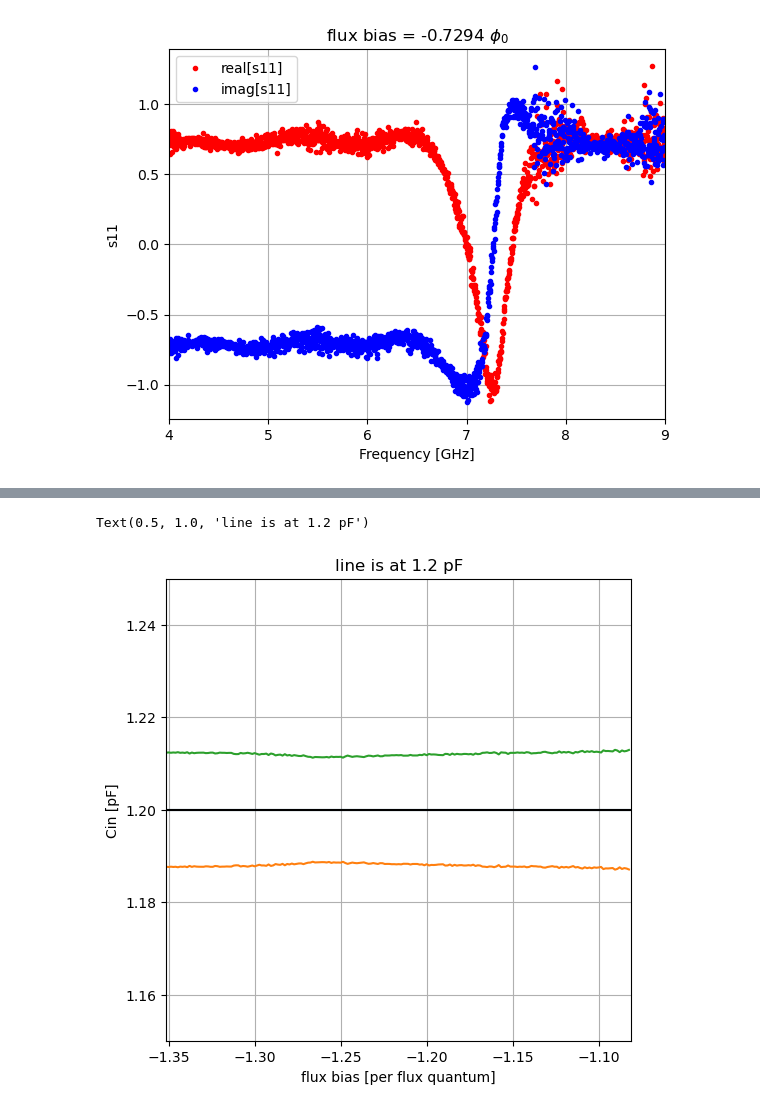
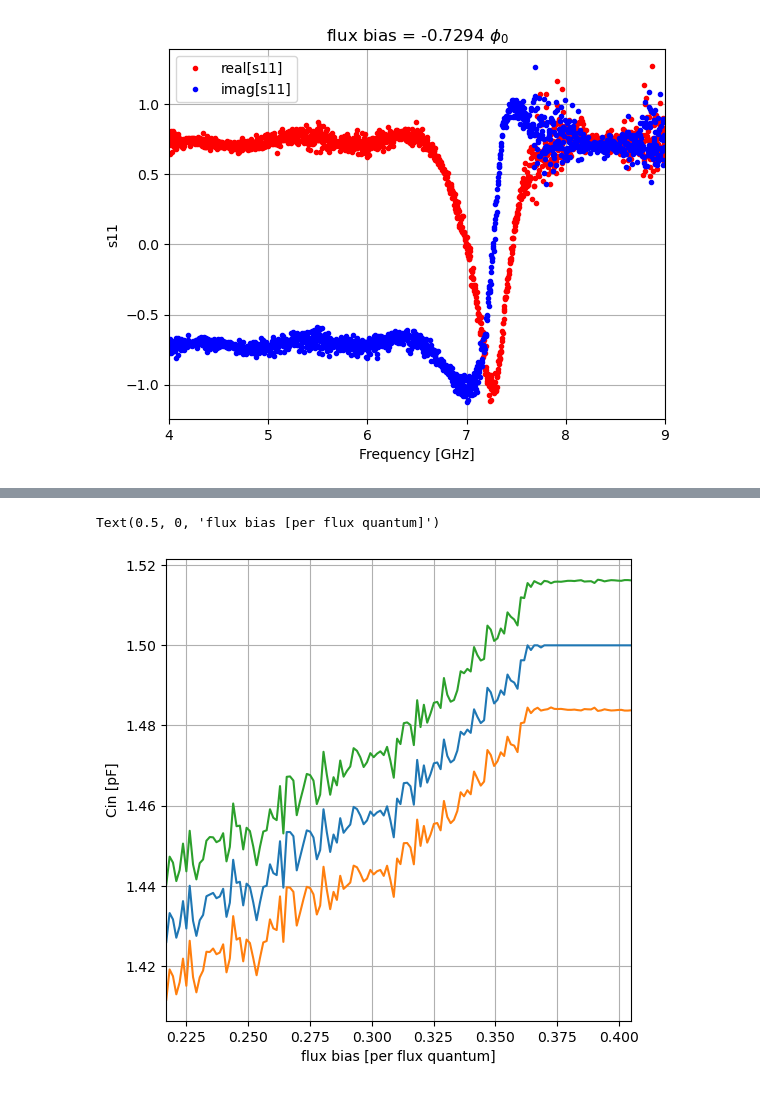
Before and after one commit to lafefspietz/jcal, a Jupyter notebook: jcal-doc-february-2026.ipynb, the cells around one changed output, grey strips where cells are left out. Saved outputs shown, nothing was run; the diff lists cells and outputs as text; code cells hidden in the pictures.

```diff
--- a/jcal-doc-february-2026.ipynb
+++ b/jcal-doc-february-2026.ipynb
@@ -220,0 +158,17 @@ Text(0.5, 1.0, '5th order polynomial fit')
+# %%
+Cinguess = 1 #  pF
+C0guess = 5.2 # pF
+L0guess = 150 #  pH
+tauguess = 0.047
+
+phiindex = 1300
+popt, pcov = curve_fit(jpa_complex_concat, fghzfghz, s_unwrapped_real_imag_concat[phiindex],p0=[Cinguess,C0guess,L0guess,tauguess],bounds=((0.4*Cinguess,0.4*C0guess,0.2*L0guess,0.8*tauguess),(1.2*Cinguess,1.2*C0guess,3*L0guess,1.2*tauguess)))
+
+plt.plot(fghzfghz,s_unwrapped_real_imag_concat[phiindex],'.',color='purple')
+#plt.plot(jpa_complex_concat(fghzfghz,1,5.2,88,-0.047),color='black')
+plt.plot(fghzfghz,jpa_complex_concat(fghzfghz,popt[0],popt[1],popt[2],popt[3]),color='black')
+plt.xlim(fghzfghz[0],fghzfghz[len(fghzfghz)-1])
+plt.grid()
+plt.ylabel('real/imag (s11)')
+plt.xlabel('Frequency [GHz]')
+plt.title('flux bias = ' + str(np.round(phiwave[phiindex],4)))
@@ -231,17 +275,17 @@ plt.ylim(-2,2)
 # %%
 fig = plt.figure(figsize=(6, 6))
-plt.plot(phiwave[0:200],Cinwave)
-plt.plot(phiwave[0:200],Cinwave  -Cinsigmawave)
-plt.plot(phiwave[0:200],Cinwave +Cinsigmawave)
+plt.plot(fitphiwave,Cinwave)
+plt.plot(fitphiwave,Cinwave  -Cinsigmawave)
+plt.plot(fitphiwave,Cinwave +Cinsigmawave)
 plt.grid()
-plt.xlim(phiwave[0],phiwave[200])
-plt.ylim(1.15,1.25)
+plt.xlim(fitphiwave[0],fitphiwave[len(fitphiwave)-1])
+#plt.ylim(1.15,1.45)
 plt.ylabel('Cin [pF]')
 plt.xlabel('flux bias [per flux quantum]')
-plt.hlines([1.2],phiwave[0],phiwave[200],color="black")
-plt.title('line is at 1.2 pF')
+#plt.hlines([1.5],fitphiwave[0],fitphiwave[len(fitphiwave)-1],color="black")
+#plt.title('line is at 1.2 pF')
 # %% [output]
-Text(0.5, 1.0, 'line is at 1.2 pF')
+Text(0.5, 0, 'flux bias [per flux quantum]')
-[figure, old version]
+[figure, new version]
 # %%
 fig = plt.figure(figsize=(6, 6))
```
Also changed, not shown: parts of 47 cells of this notebook, 1 other file.
